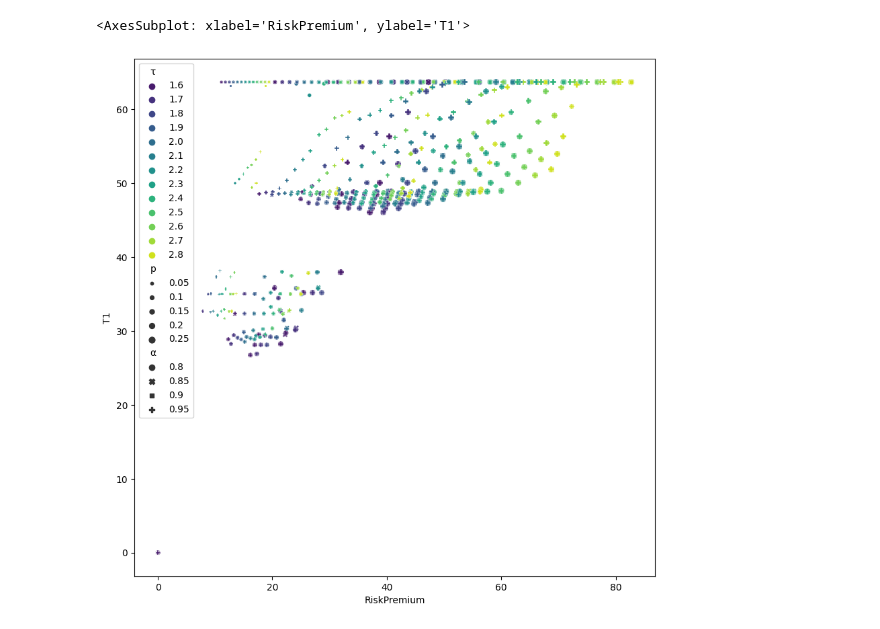
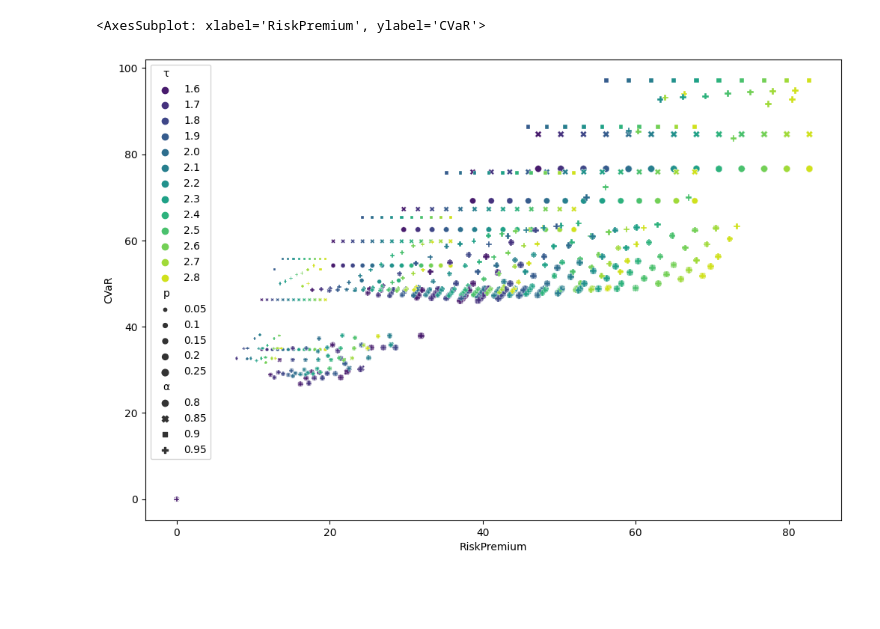
Before and after one commit to renatoquiliche/Insurance-Mathematics-Economics-ADR, a Jupyter notebook: Experiments/gridsearch/ResultsExploration.ipynb, the cells around one changed output. Cells and saved outputs as stored; diff of their text form; code cells hidden in the pictures; blank space fills up the shorter version.

```diff
--- a/Experiments/gridsearch/ResultsExploration.ipynb
+++ b/Experiments/gridsearch/ResultsExploration.ipynb
@@ -26,9 +26,9 @@ results = pd.DataFrame(parameters)
 import seaborn as sns
 import matplotlib.pyplot as plt
 # %%
-plt.figure(figsize=(10,10))
-sns.scatterplot(x=results['RiskPremium'], y=results['T1'],
+plt.figure(figsize=(12,8))
+sns.scatterplot(x=results['RiskPremium'], y=results['CVaR'],
                 hue=results['τ'], style=results['α'], size=results['p'], palette='viridis', sizes=(40,10))
 # %% [output]
-<AxesSubplot: xlabel='RiskPremium', ylabel='T1'>
+<AxesSubplot: xlabel='RiskPremium', ylabel='CVaR'>
-[figure, old version]
+[figure, new version]
```
Also changed, not shown: parts of 4 cells of this notebook, 2 other files.
